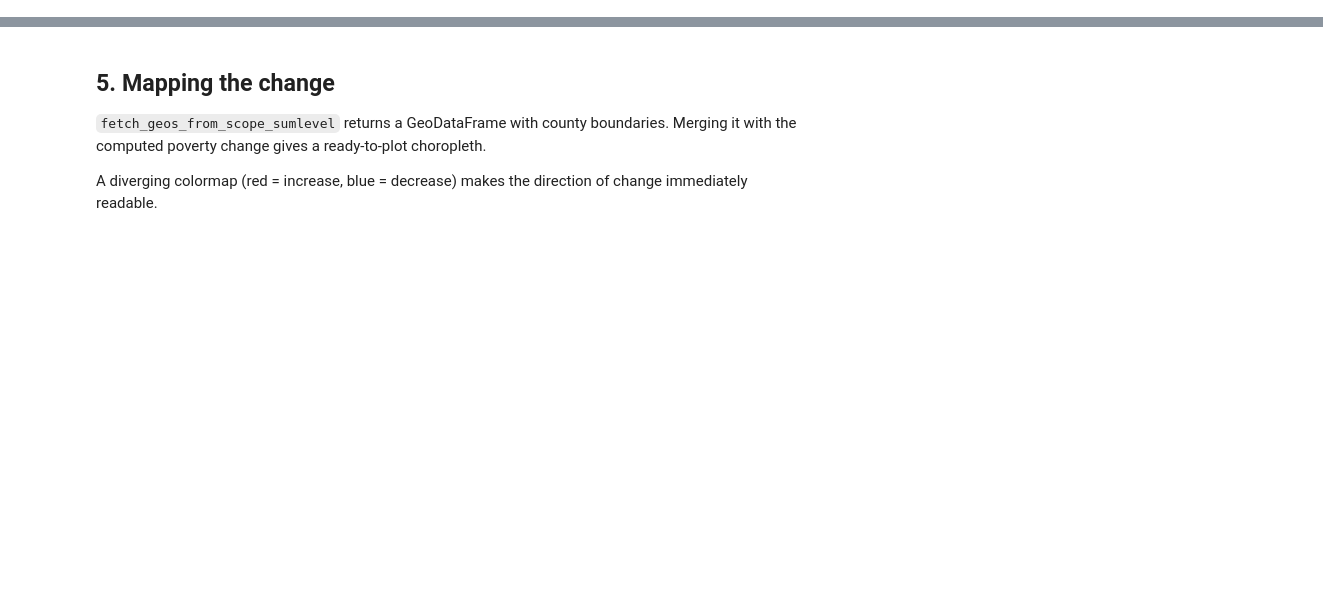
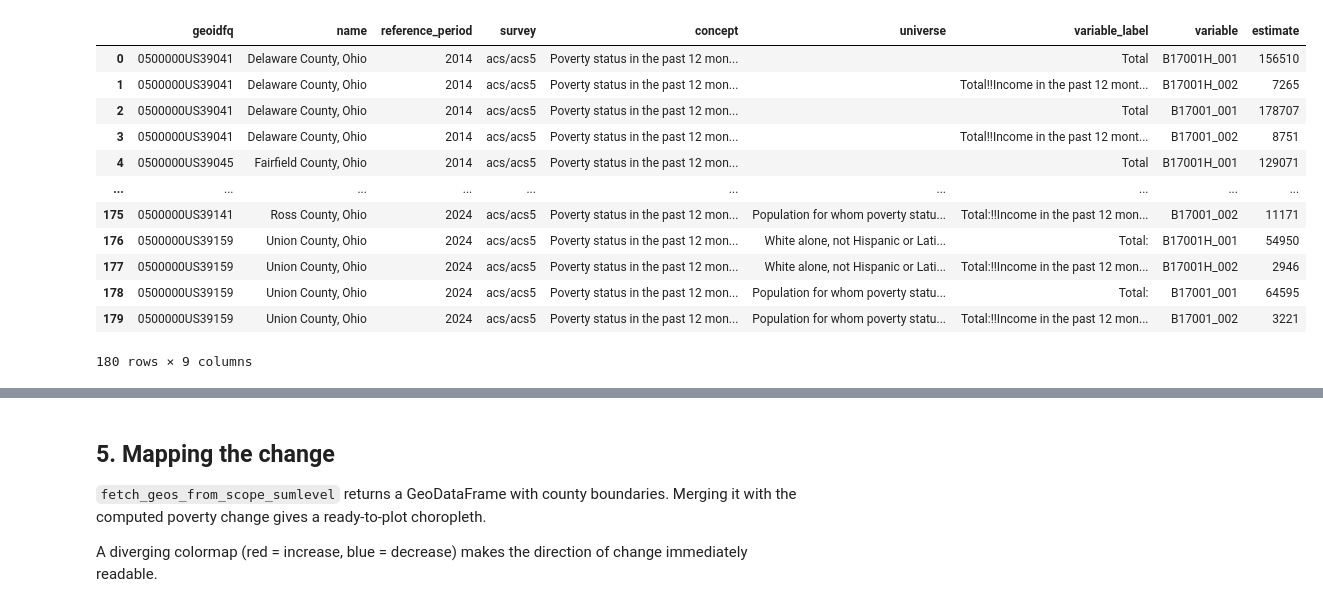
Before and after one commit to jinskeep-morpc/morpc-census, a Jupyter notebook: doc/03-morpc-poverty-race-demo.ipynb, the cells around one changed output, grey strips where cells are left out. Saved outputs shown, nothing was run; the diff lists cells and outputs as text; code cells hidden in the pictures; blank space fills up the shorter version.

```diff
--- a/doc/03-morpc-poverty-race-demo.ipynb
+++ b/doc/03-morpc-poverty-race-demo.ipynb
@@ -194,14 +189,28 @@ The derived rate MOE then uses the same ratio formula as in Section 3.
 # %%
 ts_vars = ['B17001_001E', 'B17001_002E', 'B17001H_001E', 'B17001H_002E']
 
 long_frames = []
-for year in range(2019, 2024):
+for year in [2014, 2019, 2024]:
     ep_yr = Endpoint('acs/acs5', year)
     api   = CensusAPI(ep_yr, 'region15', variables=ts_vars)
     long_frames.append(api.long)
 
 long_ts = pd.concat(long_frames, ignore_index=True)
-long_ts[['name', 'reference_period', 'variable', 'estimate', 'moe']].head(8)
+long_ts
+# %% [output]
+|  | geoidfq | name | reference_period | survey | concept | universe | variable_label | variable | estimate |
+| 0 | 0500000US39041 | Delaware County, Ohio | 2014 | acs/acs5 | Poverty status in the past 12 mon... |  | Total | B17001H_001 | 156510 |
+| 1 | 0500000US39041 | Delaware County, Ohio | 2014 | acs/acs5 | Poverty status in the past 12 mon... |  | Total!!Income in the past 12 mont... | B17001H_002 | 7265 |
+| 2 | 0500000US39041 | Delaware County, Ohio | 2014 | acs/acs5 | Poverty status in the past 12 mon... |  | Total | B17001_001 | 178707 |
+| 3 | 0500000US39041 | Delaware County, Ohio | 2014 | acs/acs5 | Poverty status in the past 12 mon... |  | Total!!Income in the past 12 mont... | B17001_002 | 8751 |
+| 4 | 0500000US39045 | Fairfield County, Ohio | 2014 | acs/acs5 | Poverty status in the past 12 mon... |  | Total | B17001H_001 | 129071 |
+| ... | ... | ... | ... | ... | ... | ... | ... | ... | ... |
+| 175 | 0500000US39141 | Ross County, Ohio | 2024 | acs/acs5 | Poverty status in the past 12 mon... | Population for whom poverty statu... | Total:!!Income in the past 12 mon... | B17001_002 | 11171 |
+| 176 | 0500000US39159 | Union County, Ohio | 2024 | acs/acs5 | Poverty status in the past 12 mon... | White alone, not Hispanic or Lati... | Total: | B17001H_001 | 54950 |
+| 177 | 0500000US39159 | Union County, Ohio | 2024 | acs/acs5 | Poverty status in the past 12 mon... | White alone, not Hispanic or Lati... | Total:!!Income in the past 12 mon... | B17001H_002 | 2946 |
+| 178 | 0500000US39159 | Union County, Ohio | 2024 | acs/acs5 | Poverty status in the past 12 mon... | Population for whom poverty statu... | Total: | B17001_001 | 64595 |
+| 179 | 0500000US39159 | Union County, Ohio | 2024 | acs/acs5 | Poverty status in the past 12 mon... | Population for whom poverty statu... | Total:!!Income in the past 12 mon... | B17001_002 | 3221 |
+180 rows × 9 columns
 # %%
 est_ts = long_ts.pivot_table(
     index=['geoidfq', 'name', 'reference_period'],
```
Also changed, not shown: parts of 31 cells of this notebook, 1 other file.
